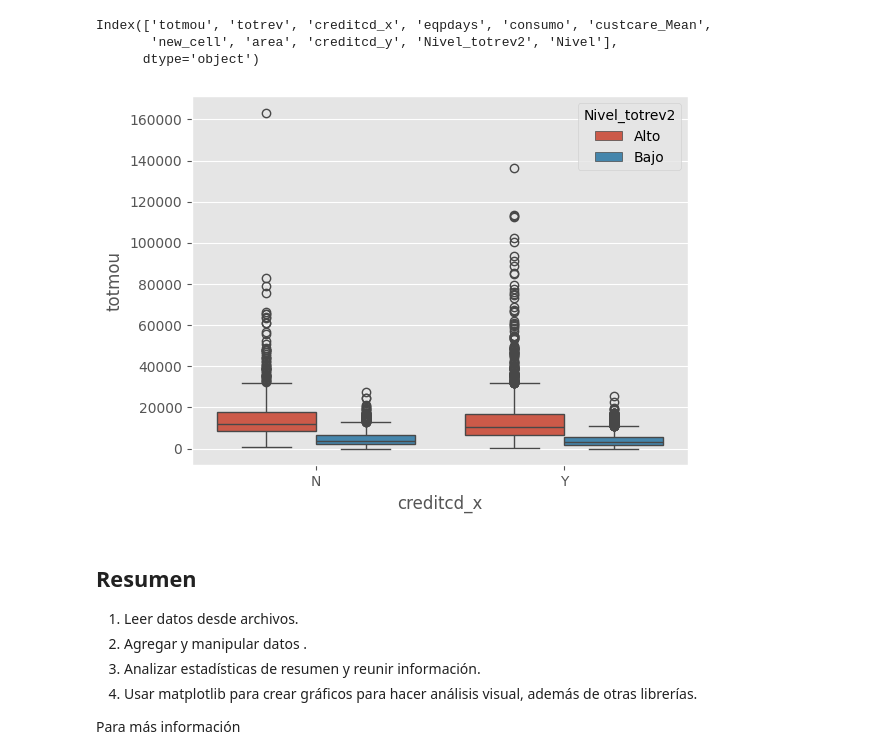
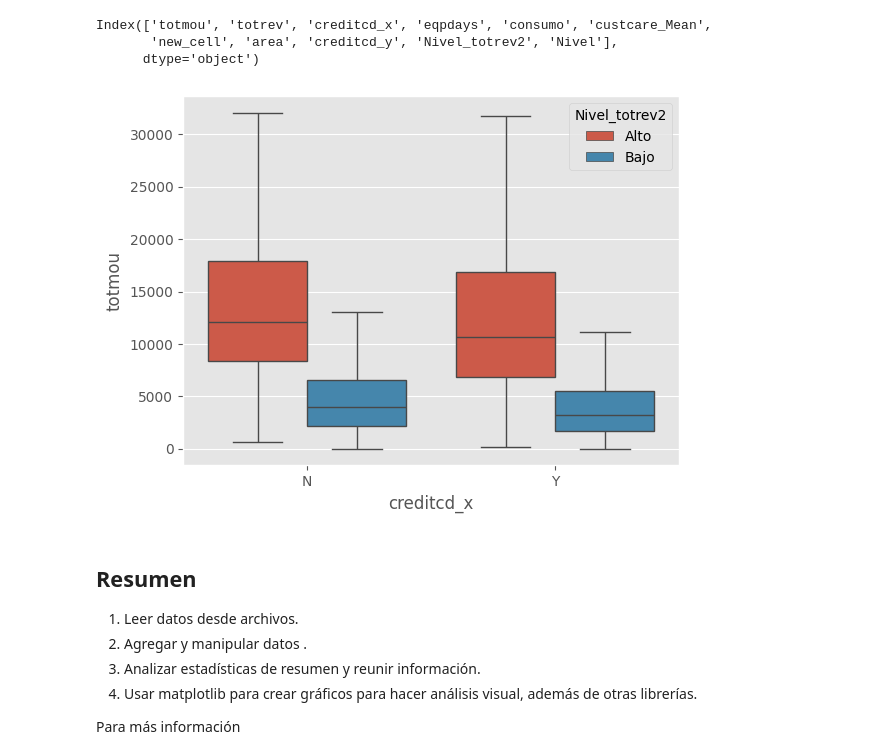
Before and after one commit to carteag43066/ean_est_python_2024, a Jupyter notebook: Codigo/Relación entre minutos usados e ingreso de clientes - Introducción a Pandas.ipynb, the cells around one changed output. Cells and saved outputs as stored; diff of their text form; code cells hidden in the pictures.

```diff
--- a/Codigo/Relación entre minutos usados e ingreso de clientes - Introducción a Pandas.ipynb
+++ b/Codigo/Relación entre minutos usados e ingreso de clientes - Introducción a Pandas.ipynb
@@ -1989,10 +1987,10 @@ Index(['totmou', 'totrev', 'creditcd_x', 'eqpdays', 'consumo', 'custcare_Mean',
        'new_cell', 'area', 'creditcd_y', 'Nivel_totrev2', 'Nivel'],
       dtype='object')
 # %%
-sns.boxplot(data= df_con_etiquetas, x='creditcd_x', y='totmou', hue='Nivel_totrev2')
+sns.boxplot(data= df_con_etiquetas, x='creditcd_x', y='totmou', hue='Nivel_totrev2', showfliers=False)
 plt.show()
 # %% [output]
-[figure, old version]
+[figure, new version]
 # %% [markdown]
 ## Resumen
 
```
Also changed, not shown: parts of 1 cell of this notebook.
